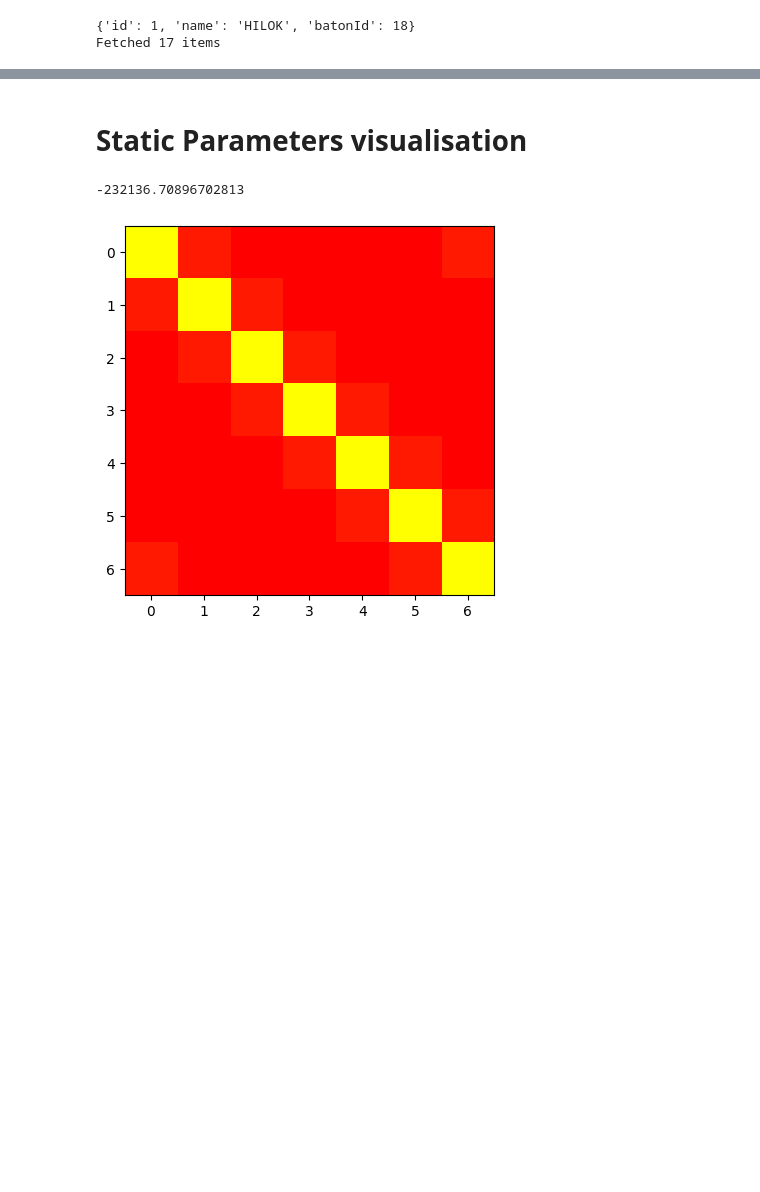
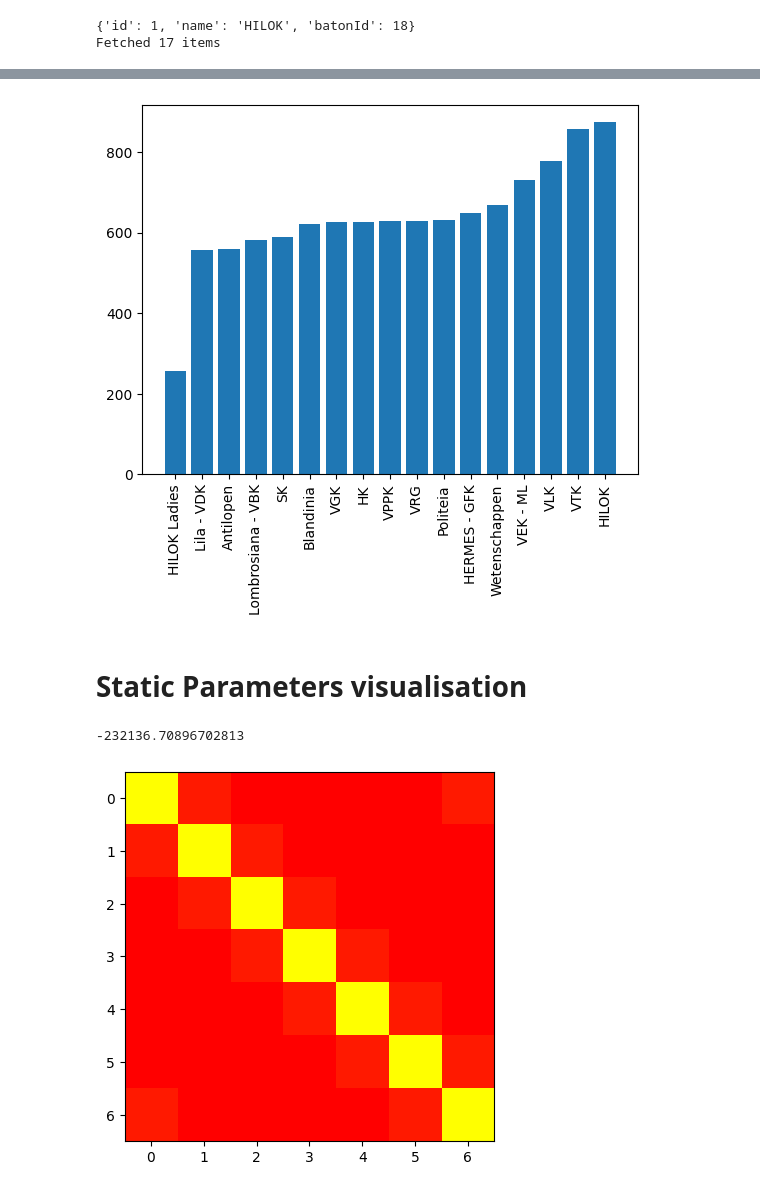
Before and after one commit to FKD13/12urenloop-hmmlearn, a Jupyter notebook: hmmtries.ipynb, the cells around one changed output, grey strips where cells are left out. Cells and saved outputs as stored; diff of their text form; code cells hidden in the pictures; blank space fills up the shorter version.

```diff
--- a/hmmtries.ipynb
+++ b/hmmtries.ipynb
@@ -76,6 +84,9 @@ print({k: len(v) for k, v in team_detections.items()})
 # %%
 station_to_emission = {v: k for k, v in enumerate([station["id"] for station in stations])}
-data = np.array([[station_to_emission[detection["stationId"]] for detection in team_detections[6]]])
+data = [[[station_to_emission[detection["stationId"]]] for detection in team_detections[i]] for i in team_detections.keys()]
+np_data = np.concatenate(data)
+lengths = [len(x) for x in data]
+
 transmat = np.array([
     [0.8, 0.1, 0., 0., 0., 0., 0.1],
     [0.1, 0.8, 0.1, 0., 0., 0., 0.],
@@ -95,12 +106,13 @@ emissionprob = np.array([
     [0.04, 0.04, 0.04, 0.04, 0.04, 0.04, 0.76],
 ])
 
-model = hmm.CategoricalHMM(n_components=7, n_iter=1000, init_params="cs")
-model.transmat_ = transmat.copy()
-model.emissionprob_ = emissionprob.copy()
+model = hmm.CategoricalHMM(n_components=7, n_iter=1000, init_params="")
+model.transmat_ = transmat.copy()  # TRANSITION_PROBABILITIES_12UL.copy()
+model.emissionprob_ = EMISSION_PROBABILITIES_12UL.copy()
+model.startprob_ = START_PROBABILITIES_12UL.copy()
 model.monitor_ = ConvergenceMonitor(model.monitor_.tol, model.monitor_.n_iter, model.monitor_.verbose)
 
-model.fit(data)
+model.fit(np_data, lengths)
 model.monitor_
 # %% [output]
 ConvergenceMonitor(
@@ -233,7 +148,7 @@ start = time()
 
 start_segment = list(model.startprob_).index(np.max(model.startprob_))
 counts = []
-half = 7/2
+half = 7//2
 
 team_laps: dict[int, list[int]] = {}
 
@@ -249,7 +164,8 @@ for team in teams:
             lap_times.append(team_detections[team["id"]][i+1]["timestamp"])
         elif delta < 0 and prev < segment:
             count -= 1
-            lap_times.pop()
+            if len(lap_times) > 0:
+                lap_times.pop()
         prev = segment
 
     counts.append((team["name"], count))
@@ -258,7 +174,7 @@ for team in teams:
 counts = sorted(counts, key=lambda x:x[1])
 
 print(counts)
-print(team_laps)
+#print(team_laps)
 
 labels = [l for l, _ in counts]
 counts = [c for _, c in counts]
@@ -285,3 +259,22 @@ plt.show()
+# %%
+
+
+labels = [l for l, _ in counts]
+counts = [c for _, c in counts]
+
+# Make a random dataset:
+y_pos = np.arange(len(labels))
+
+# Create bars
+plt.bar(y_pos, counts)
+
+# Create names on the x-axis
+plt.xticks(y_pos, labels, rotation=90)
+
+# Show graphic
+plt.show()
+# %% [output]
+[figure, added]
 # %% [markdown]
 # Static Parameters visualisation
 # %%
```
Also changed, not shown: parts of 34 cells of this notebook.
